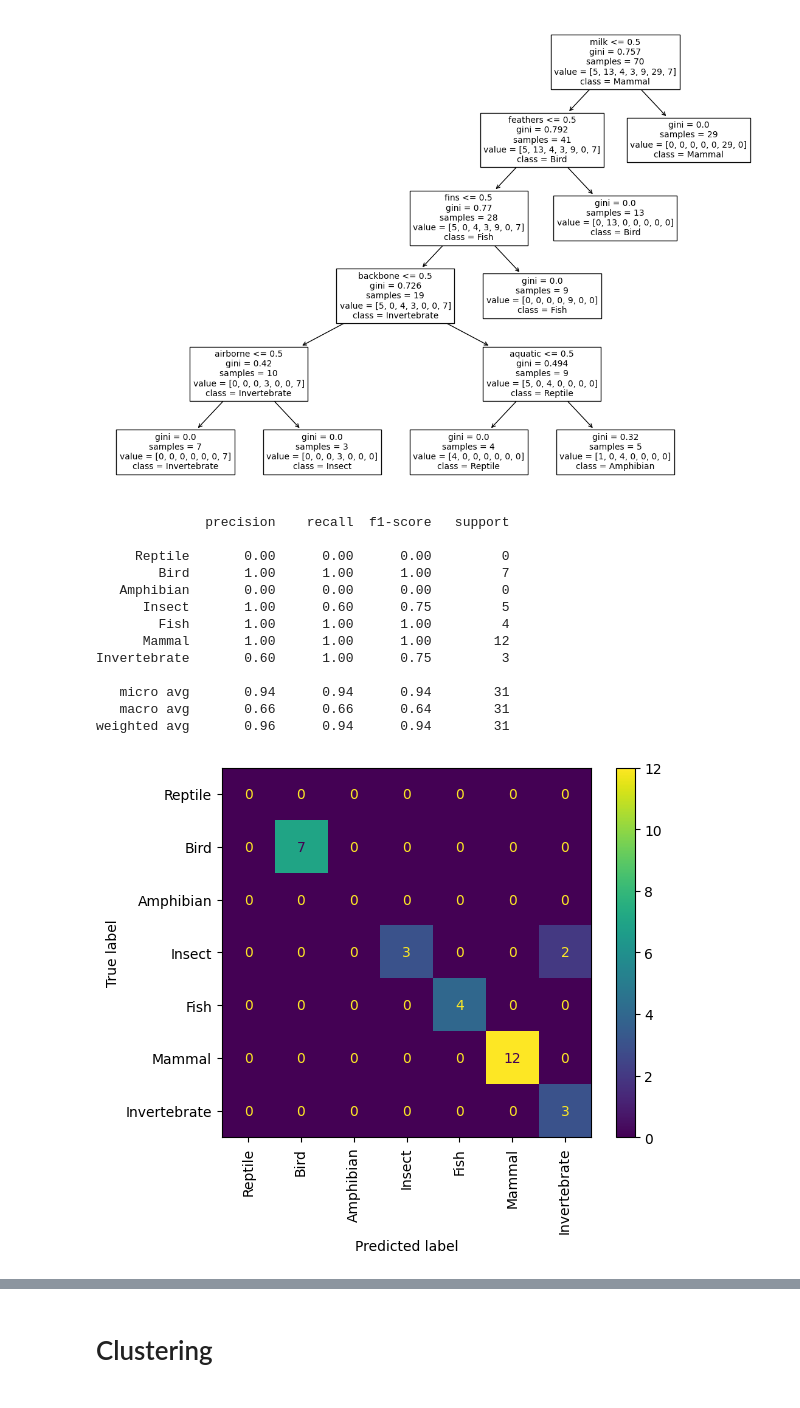
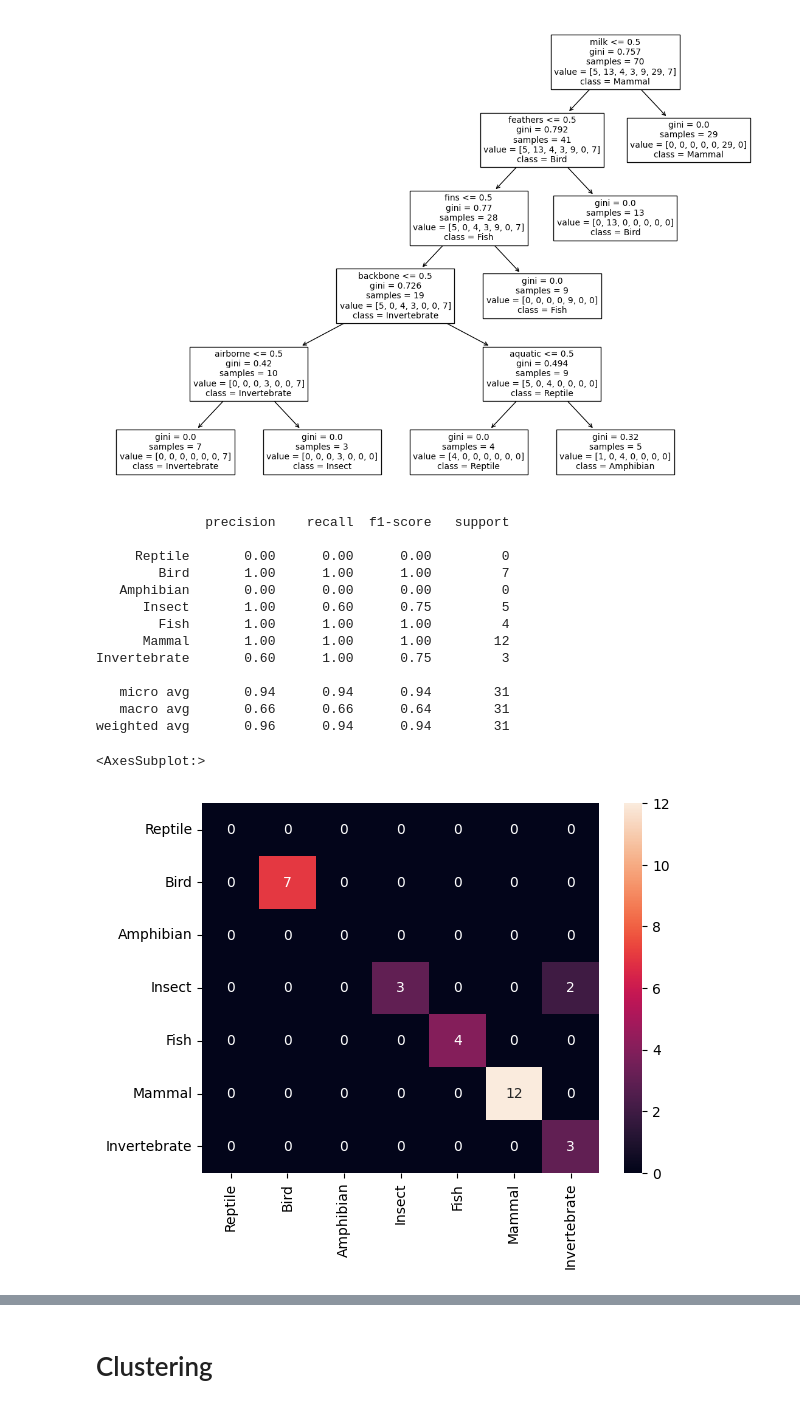
Before and after one commit to kbricker8/ece447-project, a Jupyter notebook: src/ece447-project.ipynb, the cells around one changed output, grey strips where cells are left out. Drawn from its saved outputs; the diff is of its cells as text; code cells hidden in the pictures.

```diff
--- a/src/ece447-project.ipynb
+++ b/src/ece447-project.ipynb
@@ -128,23 +128,25 @@ plt.show()
 # %%
 print(classification_report(Y_test, Y_pred, target_names=target_names, labels=target_labels))
 cm = confusion_matrix(Y_test, Y_pred, labels=target_labels, )
 
-disp = ConfusionMatrixDisplay(cm, display_labels=target_names)
-disp.plot()
-plt.xticks(target_labels, target_names, rotation='vertical')
-plt.show()
+# disp = ConfusionMatrixDisplay(cm, display_labels=target_names)
+# disp.plot()
+# plt.xticks(target_labels, target_names, rotation='vertical')
+# plt.show()
+sns.heatmap(cm, yticklabels=target_names, xticklabels=target_names, annot=True)
 # %% [output]
               precision    recall  f1-score   support
 
      Reptile       0.00      0.00      0.00         0
         Bird       1.00      1.00      1.00         7
    Amphibian       0.00      0.00      0.00         0
       Insect       1.00      0.60      0.75         5
         Fish       1.00      1.00      1.00         4
       Mammal       1.00      1.00      1.00        12
 Invertebrate       0.60      1.00      0.75         3
 
    micro avg       0.94      0.94      0.94        31
    macro avg       0.66      0.66      0.64        31
 weighted avg       0.96      0.94      0.94        31
+<AxesSubplot:>
-[figure, old version]
+[figure, new version]
```
Also changed, not shown: parts of 6 cells of this notebook.
